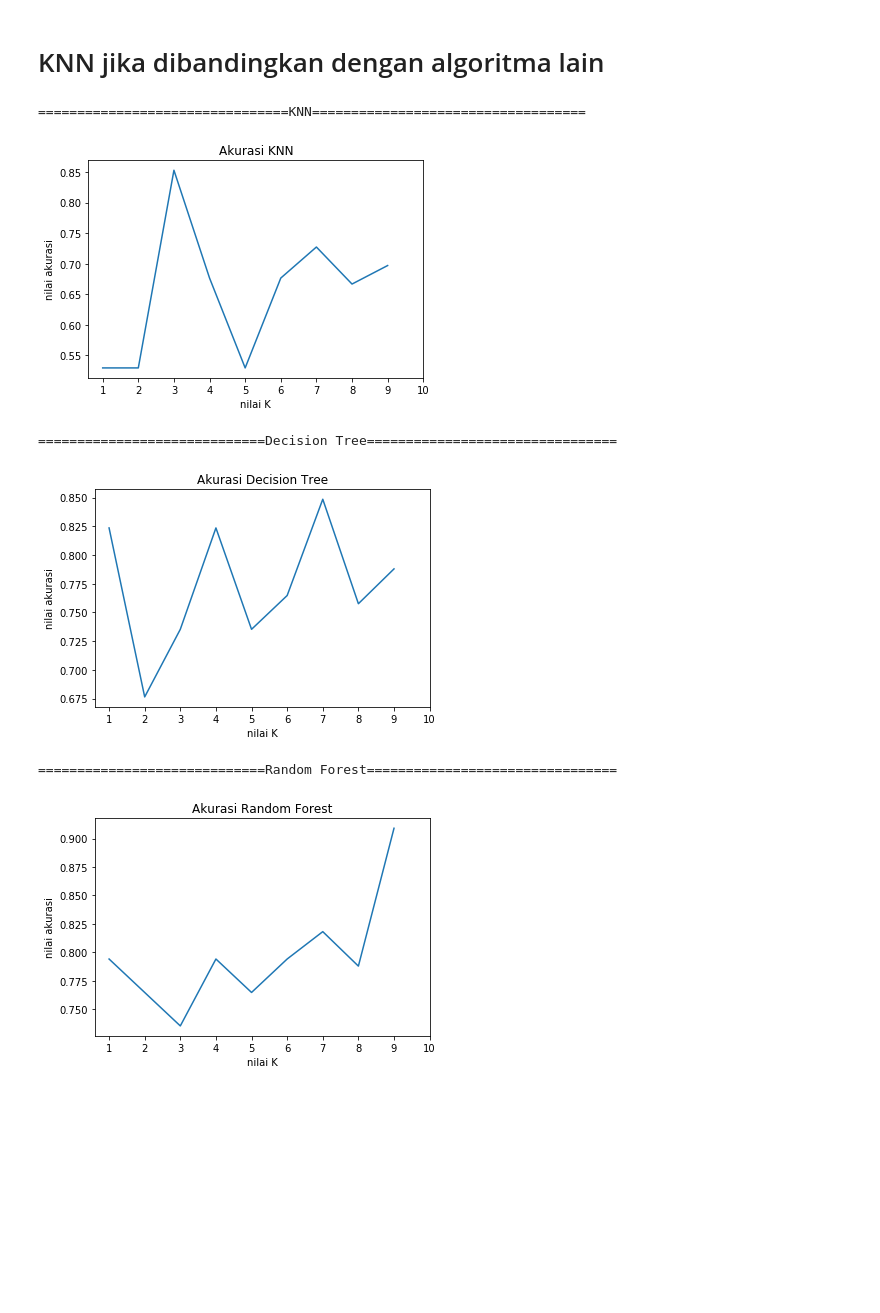
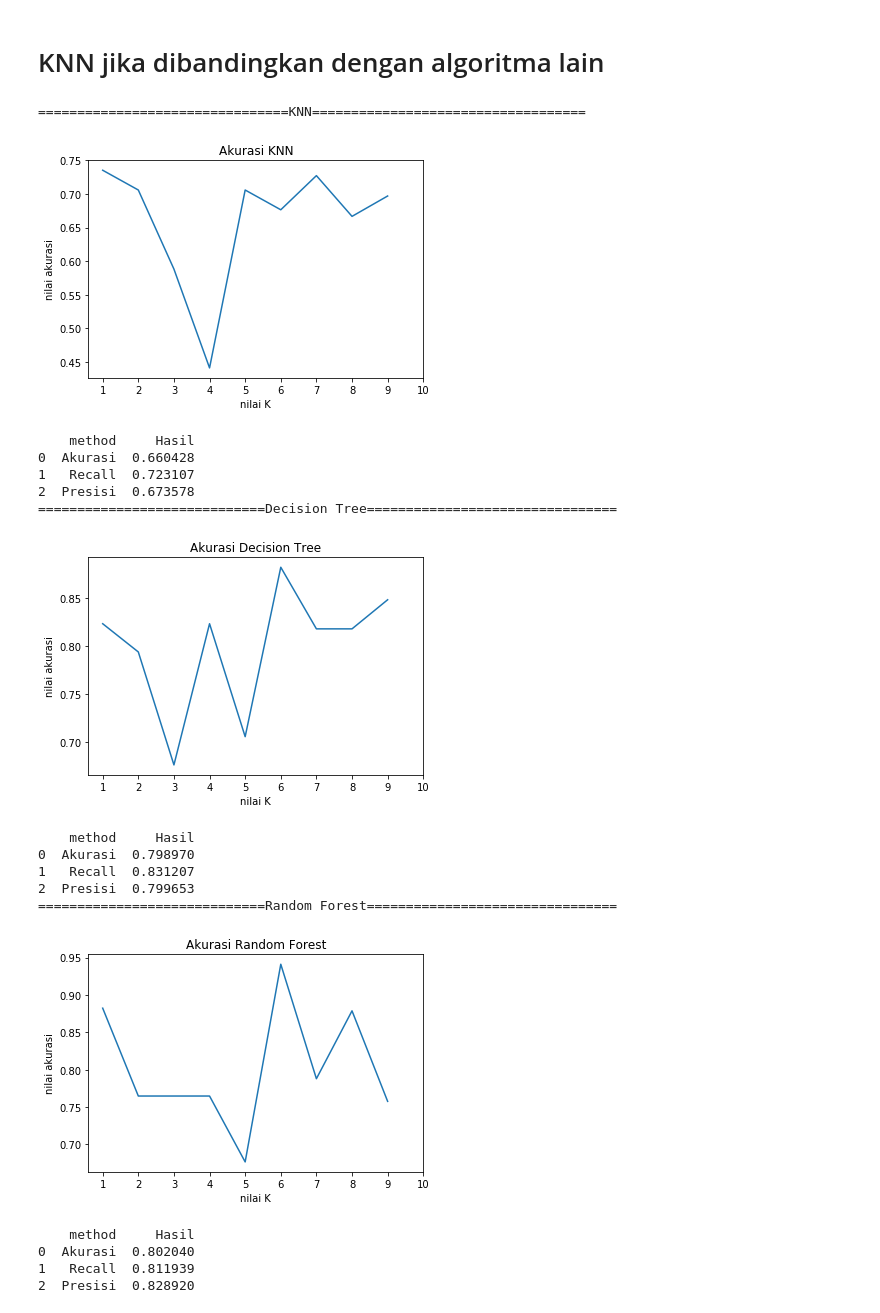
Before and after one commit to safhiram/FP-KK, a Jupyter notebook: KNN Explore.ipynb, the cells around one changed output. Drawn from its saved outputs; the diff is of its cells as text; code cells hidden in the pictures; blank space fills up the shorter version.

Commit message:
kurang nampilin recall dan presisi di grafik

```diff
--- a/KNN Explore.ipynb
+++ b/KNN Explore.ipynb
@@ -147,7 +162,7 @@ plt.show()
 # KNN Berdasarkan Pembagian Data Split
 # %%
 from sklearn.model_selection import KFold
-for i in range(5,10):
+for i in range(5,11):
     kf = KFold(n_splits = i, shuffle=True)
     kf.get_n_splits(data_scaled, target)
     akurasii=[]
@@ -169,10 +184,23 @@ for i in range(5,10):
         presisii.append(presisi)
         recalll.append(recall)
 
+    print("Saat K-Fold = ",i)
     plt.title('Akurasi')
     plt.plot(akurasii)
     plt.ylabel('nilai akurasi')
     plt.xlabel('nilai K')
     plt.xticks(np.arange(10),('1','2','3','4','5','6','7','8','9','10'))
     plt.show()
+
+    benchmark = {
+        'method' : ['Akurasi', 'Recall', 'Presisi'],
+        'Hasil' : [
+            np.around(np.mean(akurasii), decimals=10),
+            np.around(np.mean(recalll), decimals=10),
+            np.around(np.mean(presisii), decimals=10),
+        ],
+    }
+    benchmark_df = pd.DataFrame.from_dict(benchmark)
+    print(benchmark_df)
+    print("\n")
 # %% [output]
@@ -247,34 +316,79 @@ for i in range(5,10):
         akurasii3.append(akurasi)
         presisii3.append(presisi)
         recalll3.append(recall)
 
 print("================================KNN===================================")
 plt.title('Akurasi KNN')
 plt.plot(akurasii1)
 plt.ylabel('nilai akurasi')
 plt.xlabel('nilai K')
 plt.xticks(np.arange(10),('1','2','3','4','5','6','7','8','9','10'))
 plt.show()
 
+benchmark1 = {
+    'method' : ['Akurasi', 'Recall', 'Presisi'],
+    'Hasil' : [
+        np.around(np.mean(akurasii1), decimals=10),
+        np.around(np.mean(recalll1), decimals=10),
+        np.around(np.mean(presisii1), decimals=10),
+    ],
+}
+benchmark_df = pd.DataFrame.from_dict(benchmark1)
+print(benchmark_df)
+
 print("=============================Decision Tree================================")
 plt.title('Akurasi Decision Tree')
 plt.plot(akurasii2)
 plt.ylabel('nilai akurasi')
 plt.xlabel('nilai K')
 plt.xticks(np.arange(10),('1','2','3','4','5','6','7','8','9','10'))
 plt.show()
 
+benchmark2 = {
+    'method' : ['Akurasi', 'Recall', 'Presisi'],
+    'Hasil' : [
+        np.around(np.mean(akurasii2), decimals=10),
+        np.around(np.mean(recalll2), decimals=10),
+        np.around(np.mean(presisii2), decimals=10),
+    ],
+}
+benchmark_df = pd.DataFrame.from_dict(benchmark2)
+print(benchmark_df)
+
 print("=============================Random Forest================================")
 plt.title('Akurasi Random Forest')
 plt.plot(akurasii3)
 plt.ylabel('nilai akurasi')
 plt.xlabel('nilai K')
 plt.xticks(np.arange(10),('1','2','3','4','5','6','7','8','9','10'))
 plt.show()
+
+benchmark3 = {
+    'method' : ['Akurasi', 'Recall', 'Presisi'],
+    'Hasil' : [
+        np.around(np.mean(akurasii3), decimals=10),
+        np.around(np.mean(recalll3), decimals=10),
+        np.around(np.mean(presisii3), decimals=10),
+    ],
+}
+benchmark_df = pd.DataFrame.from_dict(benchmark3)
+print(benchmark_df)
 # %% [output]
 ================================KNN===================================
-[figure, old version]
+[figure, new version]
+    method     Hasil
+0  Akurasi  0.660428
+1   Recall  0.723107
+2  Presisi  0.673578
 =============================Decision Tree================================
-[figure, old version]
+[figure, new version]
+    method     Hasil
+0  Akurasi  0.798970
+1   Recall  0.831207
+2  Presisi  0.799653
 =============================Random Forest================================
-[figure, old version]
+[figure, new version]
+    method     Hasil
+0  Akurasi  0.802040
+1   Recall  0.811939
+2  Presisi  0.828920
```
Also changed, not shown: parts of 2 cells of this notebook.
